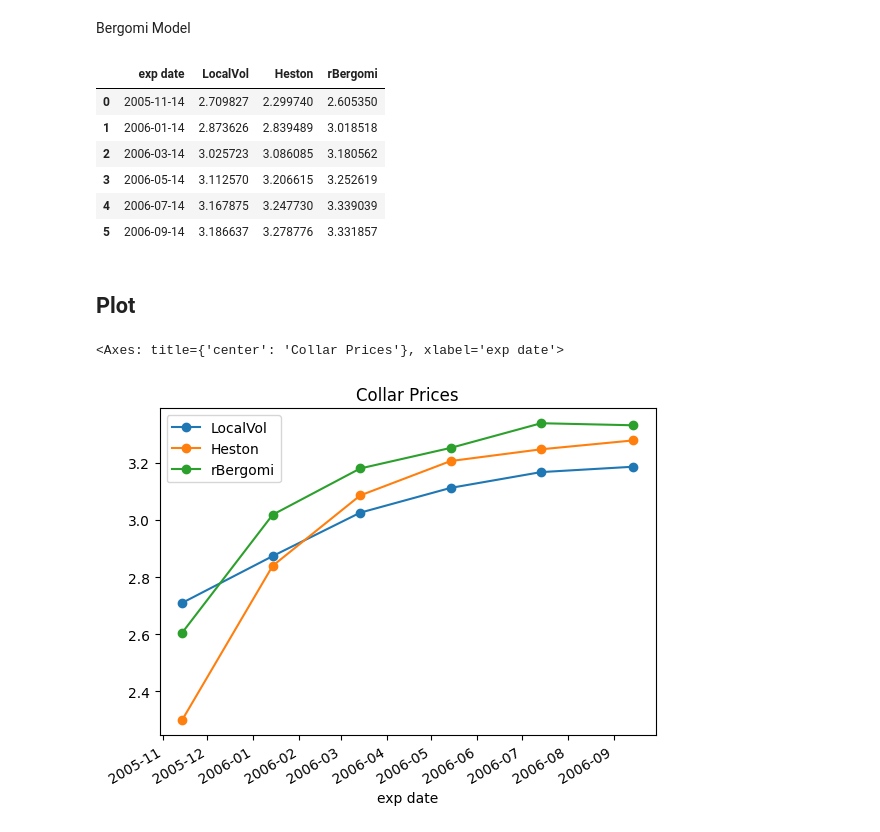
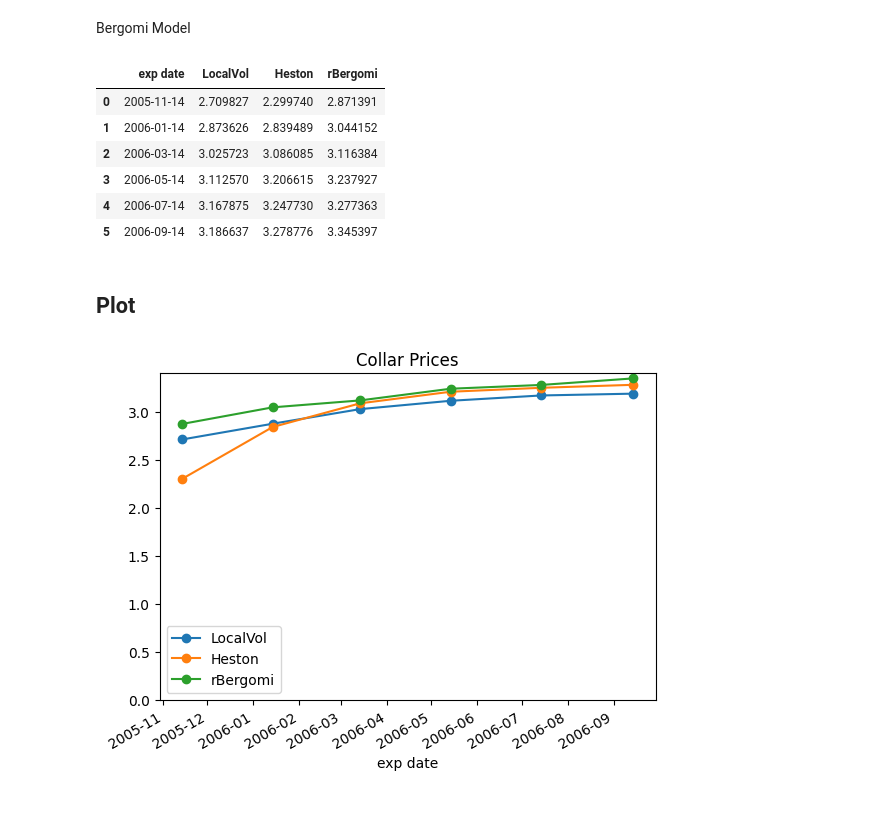
Before and after one commit to qatwalk/eq, a Jupyter notebook: 03a_Collars.ipynb, the cells around one changed output. Saved outputs shown, nothing was run; the diff lists cells and outputs as text; code cells hidden in the pictures.

```diff
--- a/03a_Collars.ipynb
+++ b/03a_Collars.ipynb
@@ -153,8 +153,8 @@ Bergomi Model
 # %%
 model = rBergomiMCModel()
 dataset = rbergomi_data()
-dataset["MC"]["PATHS"] = 20_000  # very slow with 100_000, 1/250
-dataset["MC"]["TIMESTEP"] = 1 / 100
+dataset["MC"]["PATHS"] = 50_000  # very slow with 100_000, 1/250
+dataset["MC"]["TIMESTEP"] = 1000
 
 prices = []
 for timetable in timetables:
@@ -164,22 +164,23 @@ df["rBergomi"] = prices
 df
 # %% [output]
 |  | exp date | LocalVol | Heston | rBergomi |
-| 0 | 2005-11-14 | 2.709827 | 2.299740 | 2.605350 |
-| 1 | 2006-01-14 | 2.873626 | 2.839489 | 3.018518 |
-| 2 | 2006-03-14 | 3.025723 | 3.086085 | 3.180562 |
-| 3 | 2006-05-14 | 3.112570 | 3.206615 | 3.252619 |
-| 4 | 2006-07-14 | 3.167875 | 3.247730 | 3.339039 |
-| 5 | 2006-09-14 | 3.186637 | 3.278776 | 3.331857 |
+| 0 | 2005-11-14 | 2.709827 | 2.299740 | 2.871391 |
+| 1 | 2006-01-14 | 2.873626 | 2.839489 | 3.044152 |
+| 2 | 2006-03-14 | 3.025723 | 3.086085 | 3.116384 |
+| 3 | 2006-05-14 | 3.112570 | 3.206615 | 3.237927 |
+| 4 | 2006-07-14 | 3.167875 | 3.247730 | 3.277363 |
+| 5 | 2006-09-14 | 3.186637 | 3.278776 | 3.345397 |
 # %% [markdown]
 ## Plot
 # %%
 df.columns
 df.plot(
     x="exp date",
     y=["LocalVol", "Heston", "rBergomi"],
     marker="o",
     title="Collar Prices",
 )
+plt.ylim(bottom=0)  # This includes 0 at the y-axis
+plt.show()
 # %% [output]
-<Axes: title={'center': 'Collar Prices'}, xlabel='exp date'>
-[figure, old version]
+[figure, new version]
```
Also changed, not shown: parts of 1 cell of this notebook, 14 other files.
